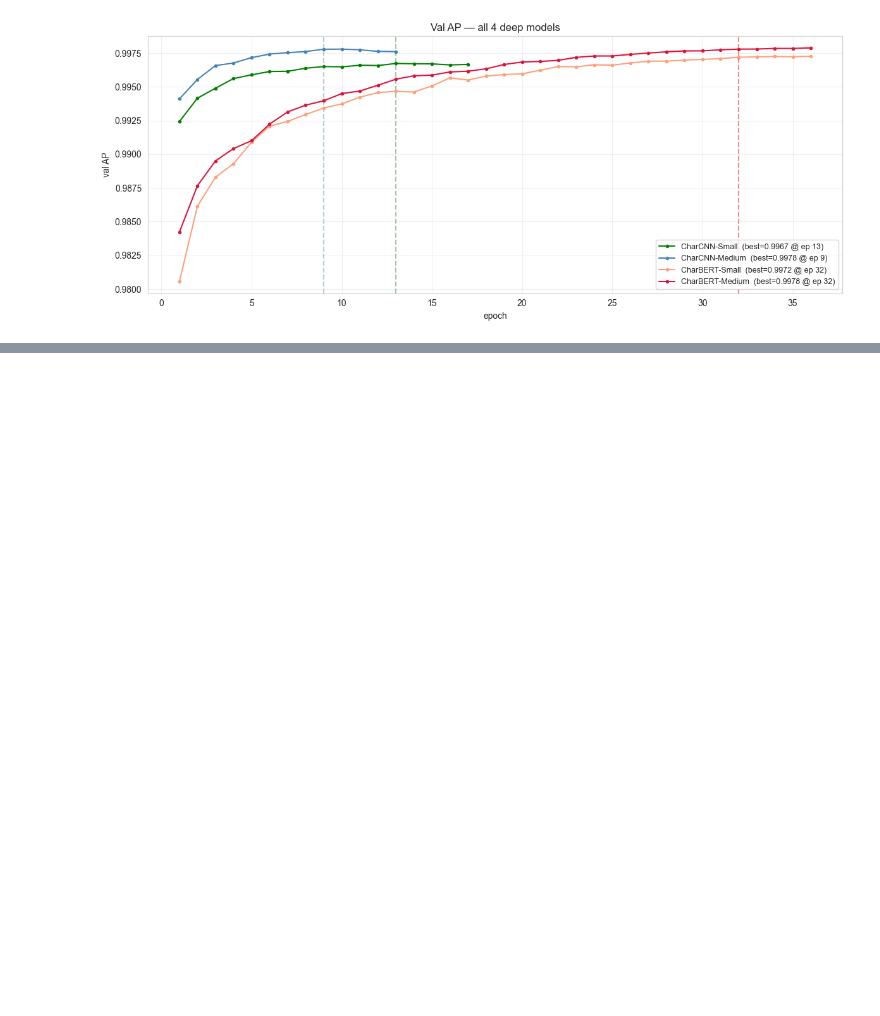
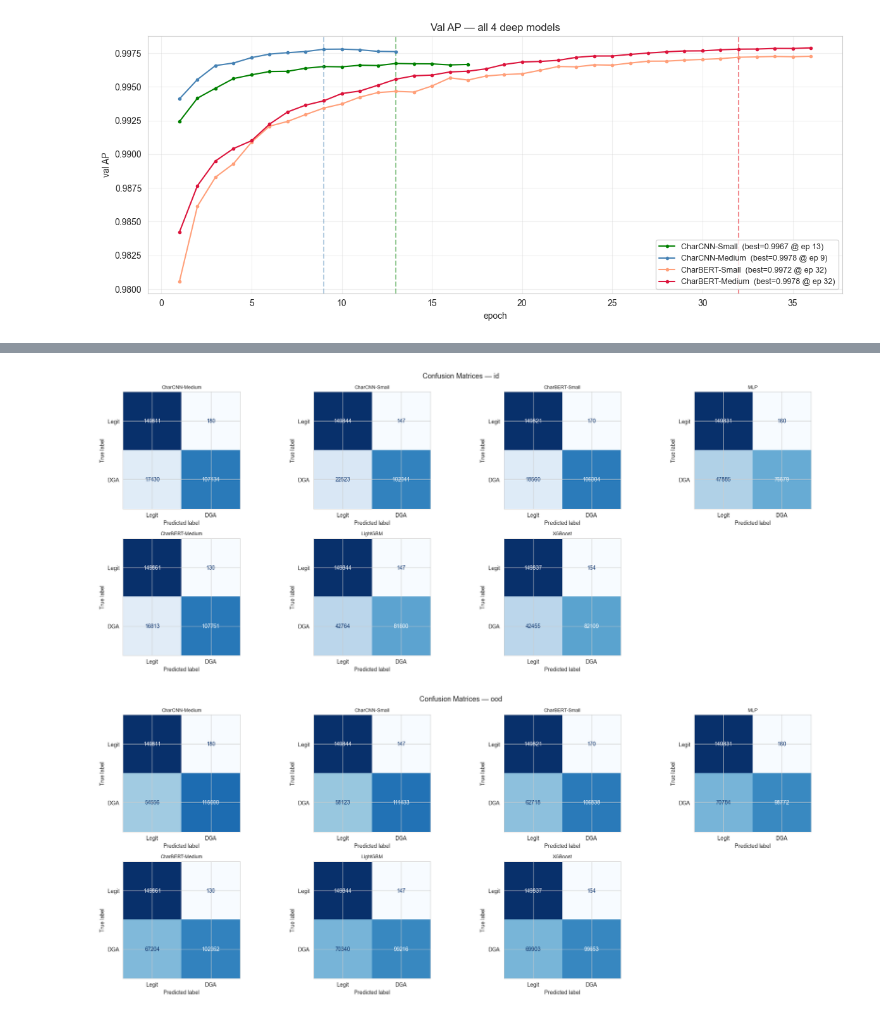
Before and after one commit to neygenius/Ld-DGAd-classificator, a Jupyter notebook: e2e_models.ipynb, the cells around one changed output, grey strips where cells are left out. Saved outputs shown, nothing was run; the diff lists cells and outputs as text; code cells hidden in the pictures; blank space fills up the shorter version.

```diff
--- a/e2e_models.ipynb
+++ b/e2e_models.ipynb
@@ -1188,0 +1502,26 @@ plt.show()
+# %%
+for split in ["id", "ood"]:
+    y_true = y_test_id if split == "id" else y_test_ood
+    probs  = test_id_probs if split == "id" else test_ood_probs
+
+    fig, axes = plt.subplots(2, 4, figsize=(20, 8))
+    axes_flat = axes.flatten()
+
+    for ax, name in zip(axes.flatten(), plot_order):
+        pred = (probs[name] >= thresholds[name]).astype(int)
+        cm = confusion_matrix(y_true, pred, labels=[0, 1])
+        ConfusionMatrixDisplay(cm, display_labels=["Legit", "DGA"]).plot(
+            ax=ax, cmap="Blues", colorbar=False, values_format="d"
+        )
+        ax.set_title(name, fontsize=9)
+
+    for ax in axes_flat[len(plot_order):]:
+        ax.axis("off")
+
+    plt.suptitle(f"Confusion Matrices — {split}", fontsize=13)
+    plt.tight_layout()
+    plt.savefig(f"{PATHS['plots_dir']}/cm_{split}.png", dpi=140)
+    plt.show()
+# %% [output]
+[figure, added]
+[figure, added]
```
Also changed, not shown: parts of 72 cells of this notebook.
